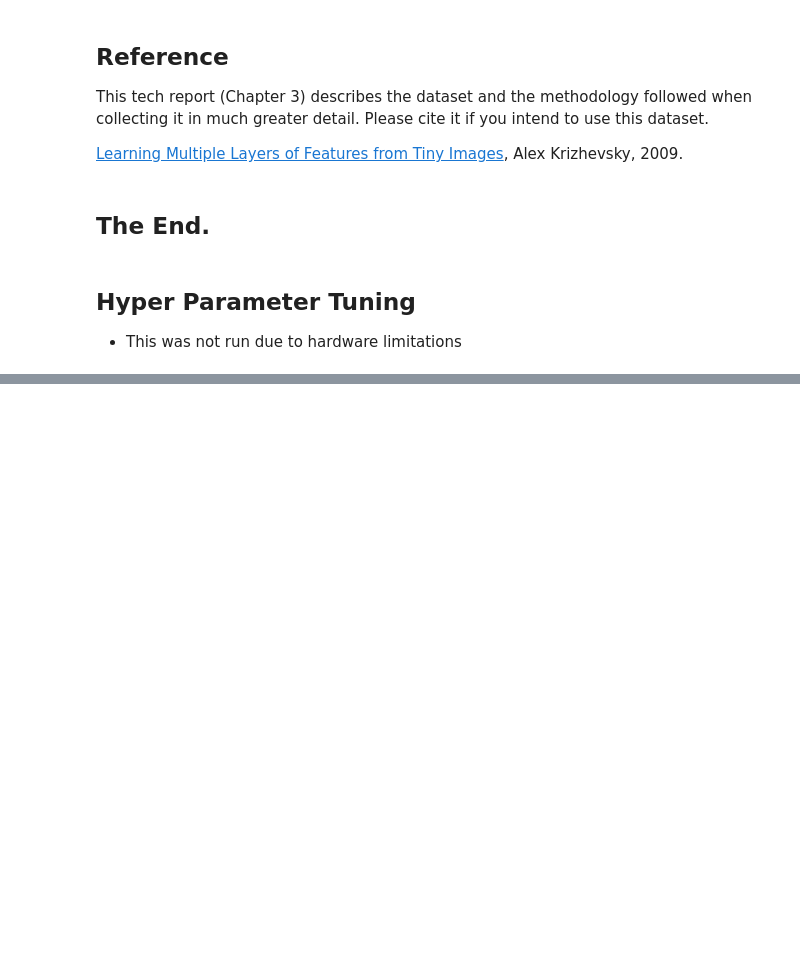
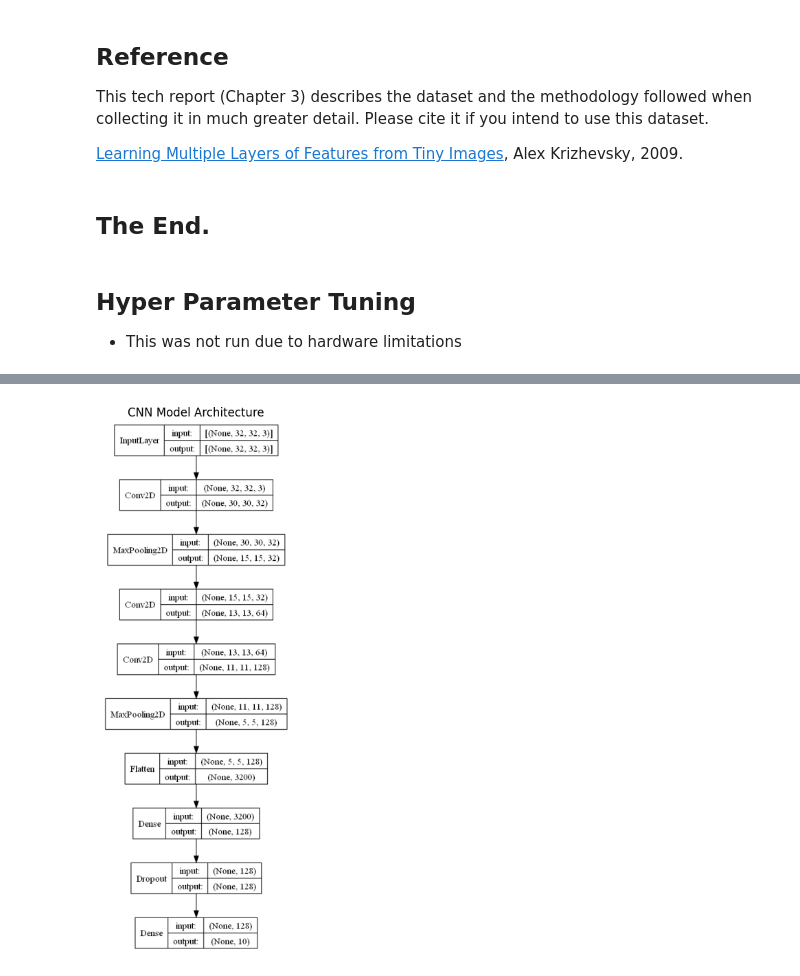
Before and after one commit to analyticsbyted/CNN-Image-Classification-CIFAR10, a Jupyter notebook: CNN_Image_Classification_CIFAR10.ipynb, the cells around one changed output, grey strips where cells are left out. Saved outputs shown, nothing was run; the diff lists cells and outputs as text; code cells hidden in the pictures; blank space fills up the shorter version.

```diff
--- a/CNN_Image_Classification_CIFAR10.ipynb
+++ b/CNN_Image_Classification_CIFAR10.ipynb
@@ -743,0 +778,18 @@ plot_model(model, to_file='model_architecture.png', show_shapes=True, show_layer
+# %%
+from tensorflow.keras.utils import plot_model
+
+# Generate a visual representation of the model
+plot_model(model, to_file='model_architecture.png', show_shapes=True, show_layer_names=False)
+
+# Load the generated image
+image = plt.imread('model_architecture.png')
+
+# Display the image with the title
+plt.figure(figsize=(10, 10))
+plt.imshow(image)
+plt.title('CNN Model Architecture', fontsize=12)
+plt.axis('off')
+plt.savefig('cnn_model_arch.png', bbox_inches='tight')
+plt.show()
+# %% [output]
+[figure, added]
```
Also changed, not shown: parts of 24 cells of this notebook, 18 other files.
